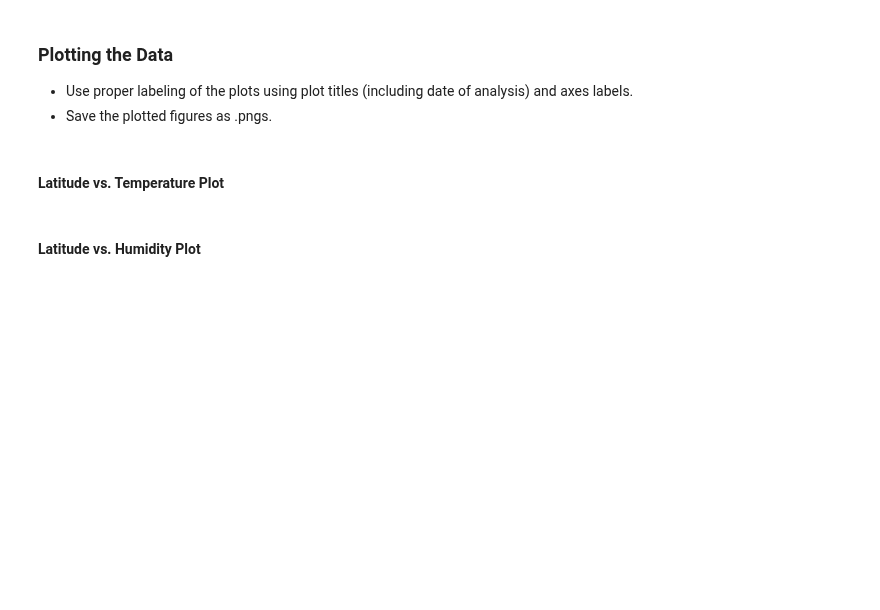
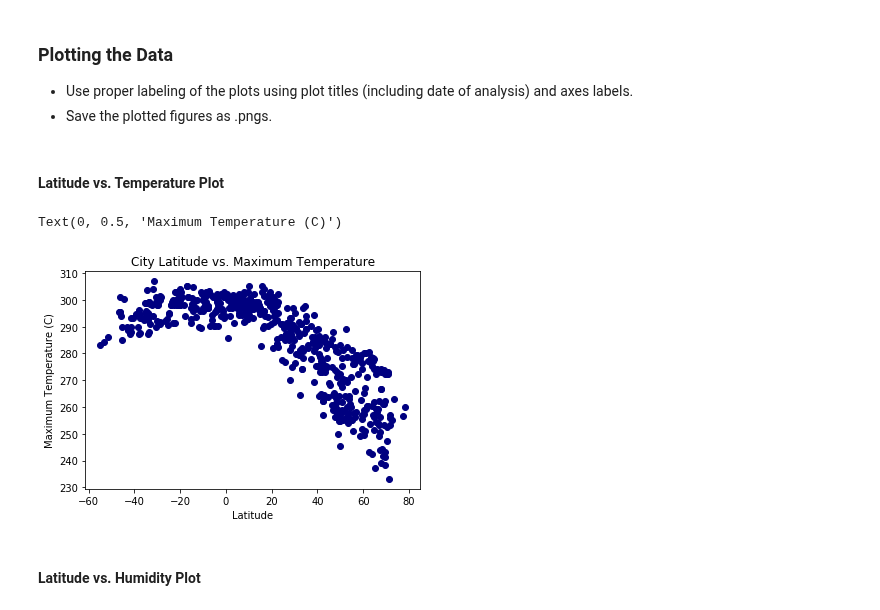
Before and after one commit to Yashwinie/bootcampspot-homework, a Jupyter notebook: python-api-challenge/WeatherPy/WeatherPy.ipynb, the cells around one changed output. Saved outputs shown, nothing was run; the diff lists cells and outputs as text; code cells hidden in the pictures; blank space fills up the shorter version.

Commit message:
graphs

```diff
--- a/python-api-challenge/WeatherPy/WeatherPy.ipynb
+++ b/python-api-challenge/WeatherPy/WeatherPy.ipynb
@@ -182,5 +189,18 @@ city_data.to_csv('Output\city_data.csv')
 * Save the plotted figures as .pngs.
 # %% [markdown]
 #### Latitude vs. Temperature Plot
+# %%
+#form scatter plot
+plt.scatter(city_data["Latitude"], city_data["Max_Temp"], facecolors="navy")
+
+#formatting
+plt.title("City Latitude vs. Maximum Temperature")
+plt.xlabel("Latitude")
+plt.ylabel("Maximum Temperature (C)")
+
+#save plot as image
+# %% [output]
+Text(0, 0.5, 'Maximum Temperature (C)')
+[figure, added]
 # %% [markdown]
 #### Latitude vs. Humidity Plot
```
Also changed, not shown: parts of 11 cells of this notebook, 4 other files.
